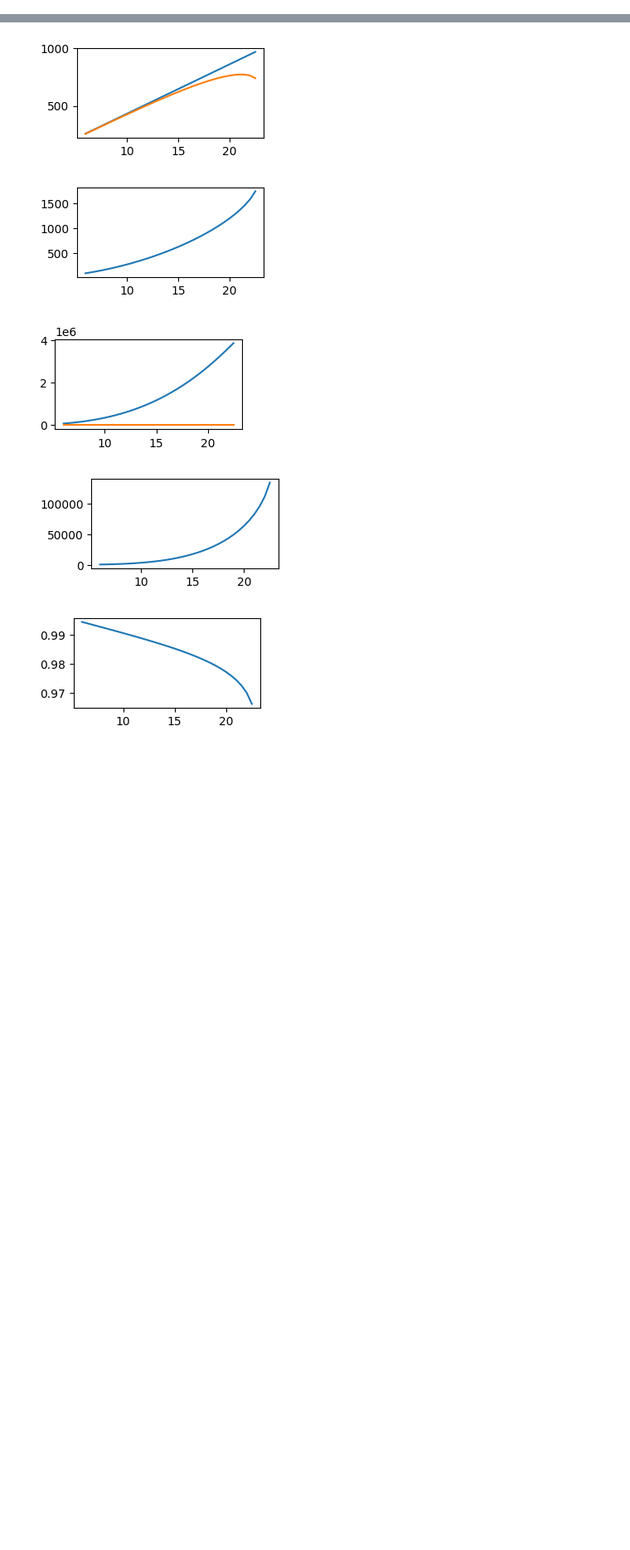
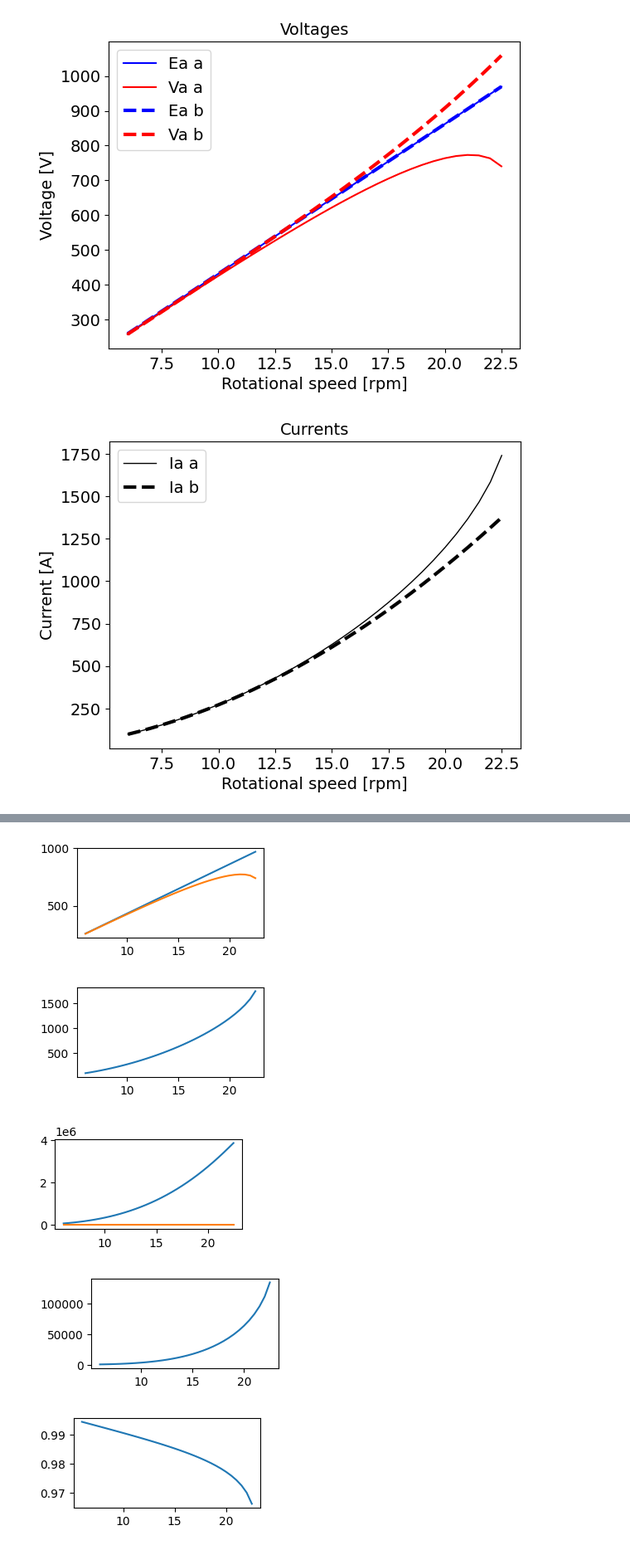
Before and after one commit to nicolaaaaaaaaaaaaaaaaaaaaa/group-40, a Jupyter notebook: assignment2/assignment2_notebook_q1.ipynb, the cells around one changed output, grey strips where cells are left out. Shown: that part at 83% size. Cells and saved outputs as stored; diff of their text form; code cells hidden in the pictures; blank space fills up the shorter version.

```diff
--- a/assignment2/assignment2_notebook_q1.ipynb
+++ b/assignment2/assignment2_notebook_q1.ipynb
@@ -133,0 +87,74 @@ No artists with labels found to put in legend.  Note that artists whose label st
+# %%
+list_N = np.arange(np.ceil(N_min),23,0.5)
+
+data_a = []
+data_b = []
+for N in list_N :
+    data_a.append([N]+generator(N, p, Rg, Lg, psi, "a"))
+    data_b.append([N]+generator(N, p, Rg, Lg, psi, "b"))
+
+
+#Data_a = pd.DataFrame(data_a, columns=[fs,omega,Pmech,Zg,Ia,Va,Ea,angle,Sa,Pa,Qa,Ploss,efficiency])
+#Data_b = pd.DataFrame(data_b, columns=[fs,omega,Pmech,Zg,Ia,Va,Ea,angle,Sa,Pa,Qa,Ploss,efficiency])
+
+Data_a = pd.DataFrame(data_a, columns=['N','fs','omega','Pmech','Zg','Ia','Va','Ea','angle','Sa','Pa','Qa','Ploss','efficiency'])
+Data_b = pd.DataFrame(data_b, columns=['N','fs','omega','Pmech','Zg','Ia','Va','Ea','angle','Sa','Pa','Qa','Ploss','efficiency'])
+
+plt.rcParams.update({'font.size': 14})
+
+plt.figure(1)
+plt.plot(Data_a['N'], abs(Data_a["Ea"]), zorder=1, color='b', linestyle='solid', label="Ea a")
+plt.plot(Data_a['N'], abs(Data_a["Va"]), zorder=1, color='r', linestyle='solid', label="Va a")
+plt.plot(Data_b['N'], abs(Data_b["Ea"]), zorder=2, color='b', linewidth=3,linestyle='dashed', label="Ea b")
+plt.plot(Data_b['N'], abs(Data_b["Va"]), zorder=2, color='r', linewidth=3,linestyle='dashed', label="Va b")
+plt.legend()
+plt.title('Voltages')
+plt.xlabel('Rotational speed [rpm]')
+plt.ylabel('Voltage [V]')
+plt.show()
+
+plt.figure(2)
+plt.plot(Data_a['N'], abs(Data_a["Ia"]), zorder=1, color='k', linewidth=1, linestyle='solid',  label="Ia a")
+plt.plot(Data_b['N'], abs(Data_b["Ia"]), zorder=1, color='k', linewidth=3, linestyle='dashed', label="Ia b")
+plt.legend()
+plt.title('Currents')
+plt.xlabel('Rotational speed [rpm]')
+plt.ylabel('Current [A]')
+plt.show()
+
+fig, ax = plt.subplots()
+ax.plot(Data_a['N'], Data_a["Pa"]     /10**6,    linewidth=1, color='b', linestyle='solid', label="Pa a")
+ax.plot(Data_a['N'], abs(Data_a["Qa"])/10**6,    linewidth=1, color='r', linestyle='solid', label="Qa a")
+ax.plot(Data_b['N'], Data_b["Pa"]     /10**6,    linewidth=3, color='b', linestyle='dashed', label="Pa b")
+ax.plot(Data_b['N'], abs(Data_b["Qa"])/10**6,    linewidth=3, color='r', linestyle='dashed', label="Qa b")
+ax.plot(Data_a['N'], Data_a["Pmech"]  /10**6,    linewidth=1, color='k', linestyle='solid', label="Pmech")
+legend = ax.legend(loc='center', bbox_to_anchor=(0.5, -0.3), ncol=3)
+ax.set_title('Powers')
+ax.set_xlabel('Rotational speed [rpm]')
+ax.set_ylabel('Power [MW]')
+
+
+
+fig, ax1 = plt.subplots()
+ax1.plot(Data_a['N'], Data_a["Ploss"]/10**6, linewidth=1, color='r', linestyle='solid', label="Ploss a")
+ax1.plot(Data_b['N'], Data_b["Ploss"]/10**6, linewidth=3, color='r', linestyle='dashed', label="Ploss b")
+ax1.set_ylabel('Power loss [MW]', color='r')
+ax1.tick_params(axis='y', labelcolor='r')
+
+ax2 = ax1.twinx()
+ax2.plot(Data_a['N'], Data_a["efficiency"], linewidth=1, color='b', linestyle='solid', label="eta a")
+ax2.plot(Data_b['N'], Data_b["efficiency"], linewidth=3, color='b', linestyle='dashed', label="eta b")
+ax2.set_ylabel('Efficiency', color='b')
+ax2.tick_params(axis='y', labelcolor='b')
+
+lines1, labels1 = ax1.get_legend_handles_labels()
+lines2, labels2 = ax2.get_legend_handles_labels()
+lines = lines1 + lines2
+labels = labels1 + labels2
+ax1.legend(lines, labels, loc='center', bbox_to_anchor=(0.5, -0.2), ncol=2)
+ax1.set_title('Losses and efficiencies')
+
+plt.show()
+# %% [output]
+[figure, added]
+[figure, added]
```
Also changed, not shown: parts of 4 cells of this notebook.
